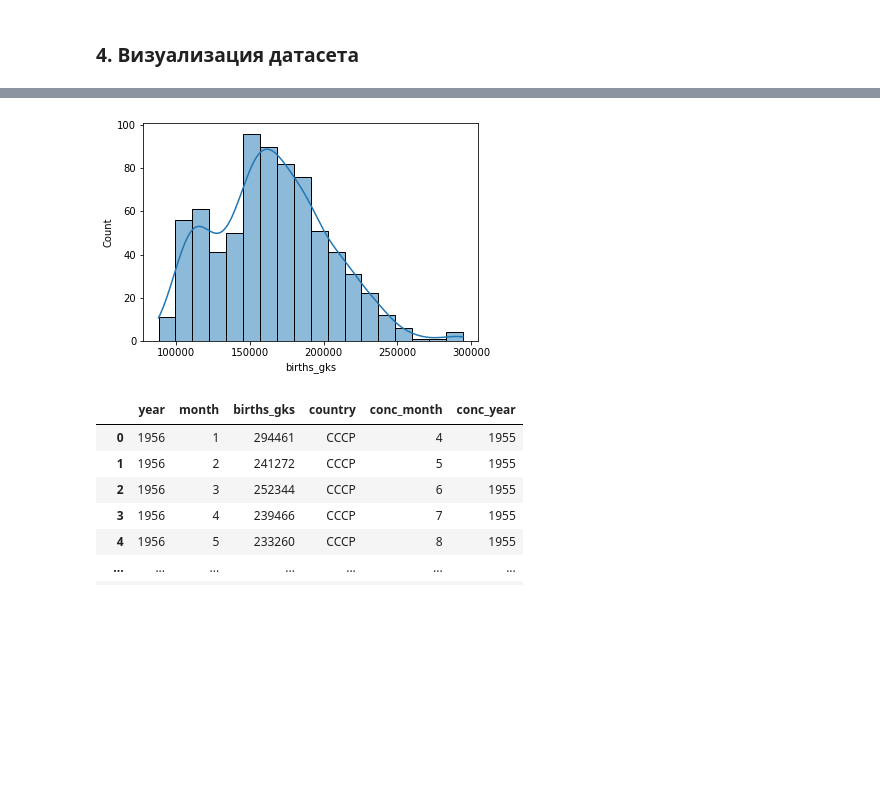
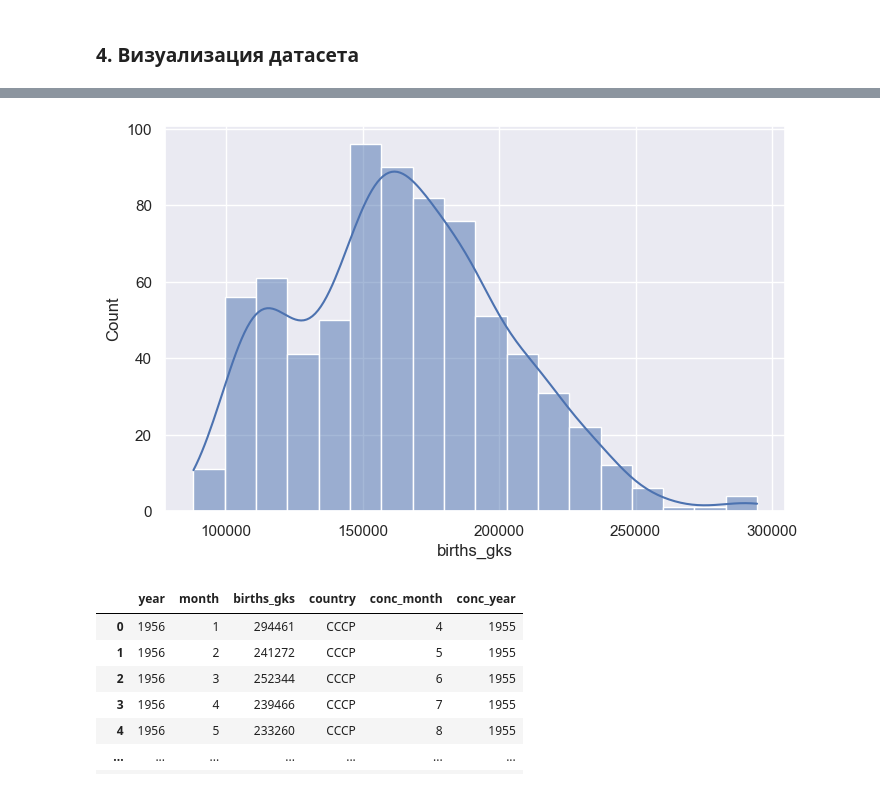
Before and after one commit to morenkoav/Birth_in_USSR, a Jupyter notebook: BirthInUSSR.ipynb, the cells around one changed output, grey strips where cells are left out. Saved outputs shown, nothing was run; the diff lists cells and outputs as text; code cells hidden in the pictures; blank space fills up the shorter version.

```diff
--- a/BirthInUSSR.ipynb
+++ b/BirthInUSSR.ipynb
@@ -175,7 +177,8 @@ plt.plot(df.conc_year, df.births_gks);
 # %%
+sns.set_theme(rc={'figure.figsize':(8,5)})
 sns.histplot(df['births_gks'], kde = True);
 # %% [output]
-[figure, old version]
+[figure, new version]
 # %%
 ussr_df = df[df.country == 'CCCР']
 ussr_df
```
Also changed, not shown: parts of 11 cells of this notebook.
